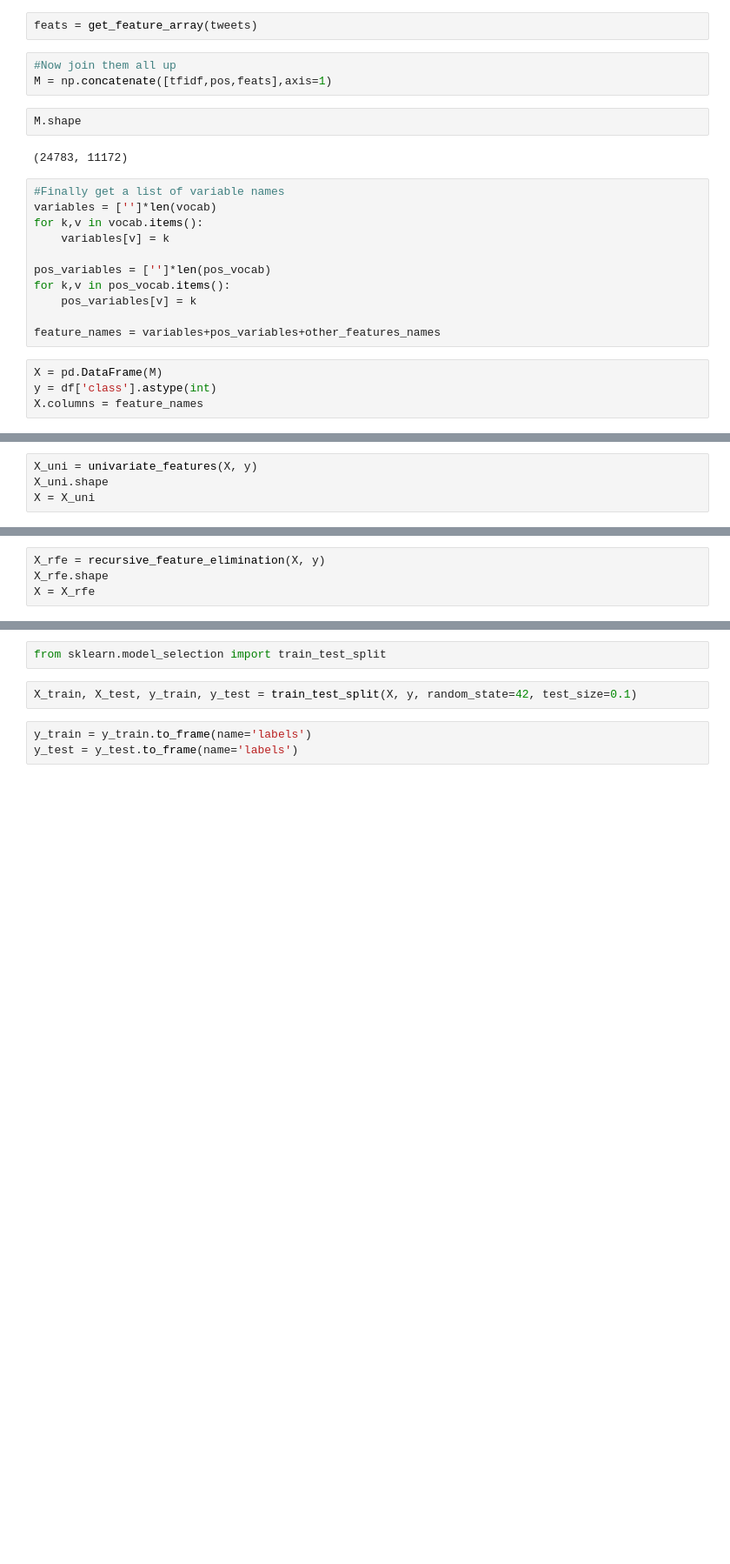
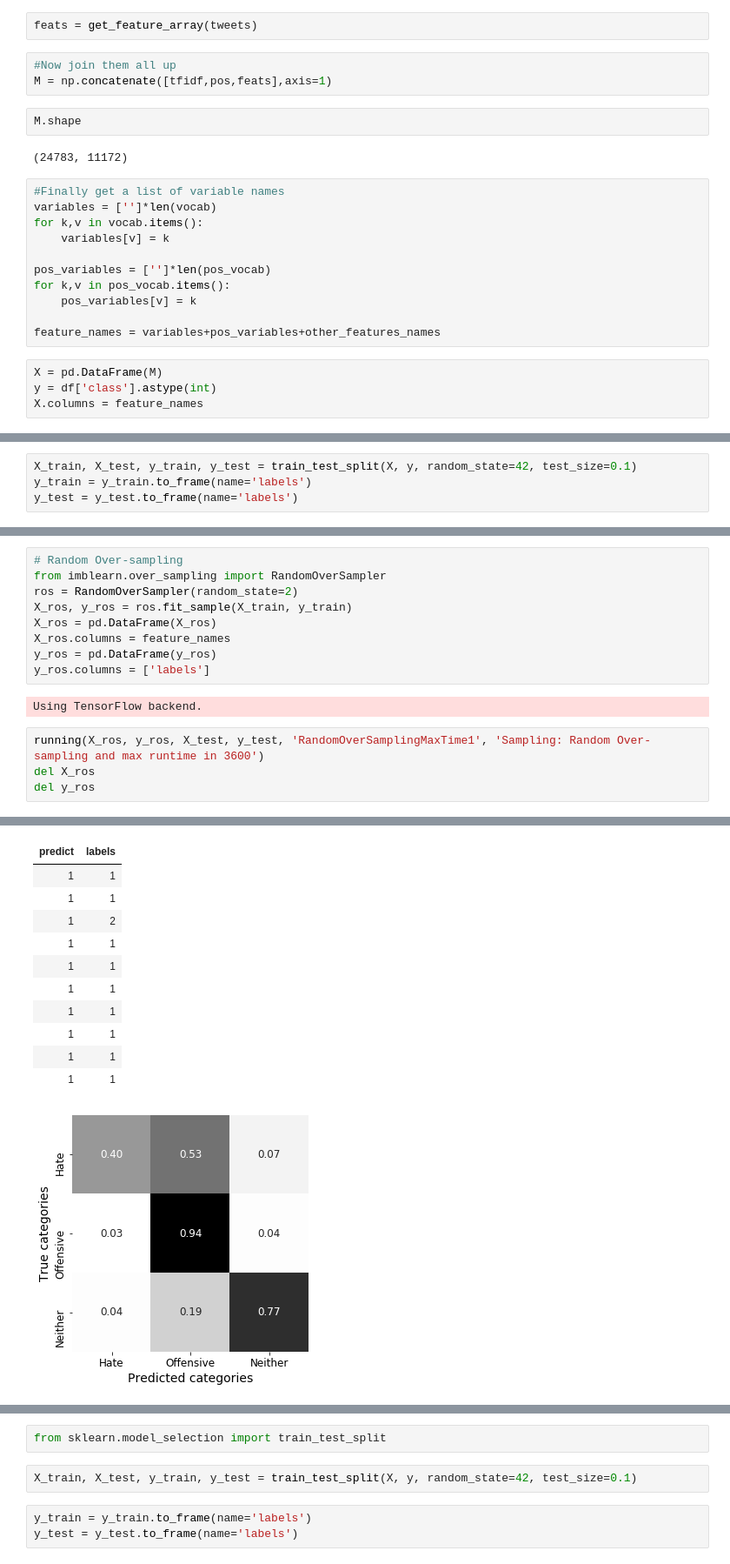
Before and after one commit to mjorgen1/DAADRISE_AbusiveLangProject, a Jupyter notebook: H2o-Work/DavidsonFeatureExtractionAndH2OAutoML.ipynb, the cells around one changed output, grey strips where cells are left out. Shown: that part at 87% size. Drawn from its saved outputs; the diff is of its cells as text; blank space fills up the shorter version.

```diff
--- a/H2o-Work/DavidsonFeatureExtractionAndH2OAutoML.ipynb
+++ b/H2o-Work/DavidsonFeatureExtractionAndH2OAutoML.ipynb
@@ -263,4 +201,0 @@ def undersample(X, y):
-# %%
-X_uni = univariate_features(X, y)
-X_uni.shape
-X = X_uni
@@ -324,4 +202,4 @@ Univariate Selection features found, use getUnivariateData() to get the features
-# %%
-X_rfe = recursive_feature_elimination(X, y)
-X_rfe.shape
-X = X_rfe
+# %%
+X_train, X_test, y_train, y_test = train_test_split(X, y, random_state=42, test_size=0.1)
+y_train = y_train.to_frame(name='labels')
+y_test = y_test.to_frame(name='labels')
@@ -327,0 +261,16 @@ X = X_rfe
+# %%
+# Random Over-sampling
+from imblearn.over_sampling import RandomOverSampler
+ros = RandomOverSampler(random_state=2)
+X_ros, y_ros = ros.fit_sample(X_train, y_train)
+X_ros = pd.DataFrame(X_ros)
+X_ros.columns = feature_names
+y_ros = pd.DataFrame(y_ros)
+y_ros.columns = ['labels']
+# %% [output]
+Using TensorFlow backend.
+# %%
+running(X_ros, y_ros, X_test, y_test, 'RandomOverSamplingMaxTime1', 'Sampling: Random Over-sampling and max runtime in 3600')
+del X_ros
+del y_ros
+# %% [output]
@@ -327,0 +321,12 @@ X = X_rfe
+| predict | labels |
+| 1 | 1 |
+| 1 | 1 |
+| 1 | 2 |
+| 1 | 1 |
+| 1 | 1 |
+| 1 | 1 |
+| 1 | 1 |
+| 1 | 1 |
+| 1 | 1 |
+| 1 | 1 |
+[figure, added]
```
Also changed, not shown: parts of 31 cells of this notebook, 2 other files.
